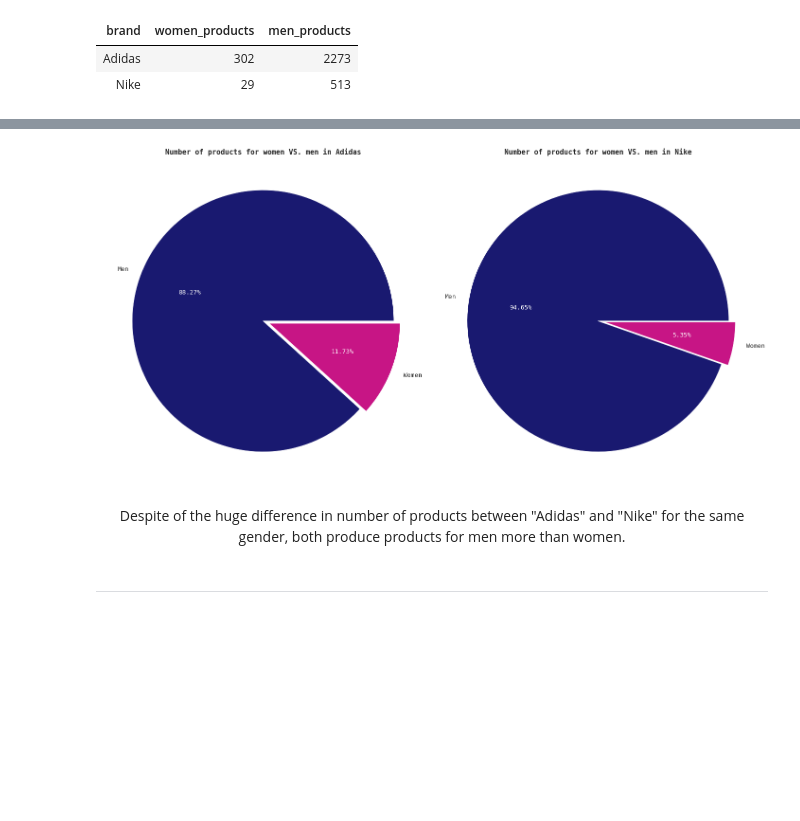
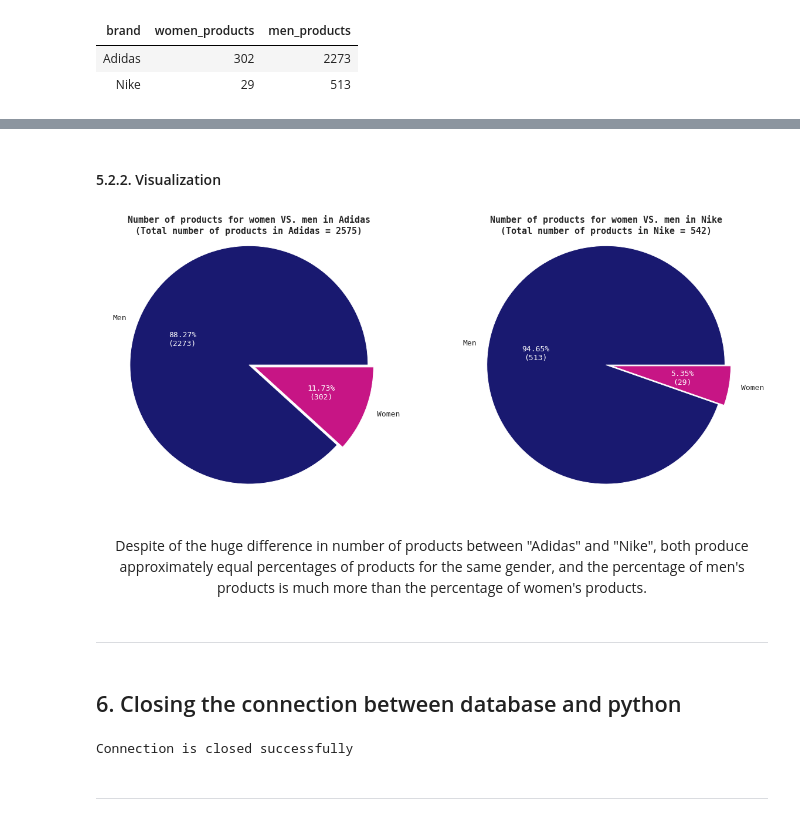
Before and after one commit to mennamamdouh/Optimizing-Online-Sports-Retail-Revenue, a Jupyter notebook: Optimizing Online Sports Retail Revenue.ipynb, the cells around one changed output, grey strips where cells are left out. Saved outputs shown, nothing was run; the diff lists cells and outputs as text; code cells hidden in the pictures; blank space fills up the shorter version.

```diff
--- a/Optimizing Online Sports Retail Revenue.ipynb
+++ b/Optimizing Online Sports Retail Revenue.ipynb
@@ -44,9 +49,15 @@ Center(""" <style>
 # set font style
 font = {'fontname':'monospace'}
 # %%
+load_dotenv()
+ENV_MYSQL_USER = os.getenv('MYSQL_USER')
+ENV_MYSQL_PASSWORD = os.getenv('MYSQL_PASSWORD')
+ENV_MYSQL_HOST = os.getenv('MYSQL_HOST')
+
 connection = connector.connect(
-    username="mennatallah",
-    password="Mmeenna71@SQL",
+    username=ENV_MYSQL_USER,
+    password=ENV_MYSQL_PASSWORD,
+    host=ENV_MYSQL_HOST,
     port=3306,
     database="sports_store"
 )
@@ -95,6 +106,18 @@ def show_first_ten_results(table):
     results = cursor.fetchall()
     df = setting_dataframe(columns, results) # To return resutls in the form of a dataframe
     return df
+# %%
+'''
+This function sets the autopct for pie charts as I want to appear
+:param values -> the data which is shown in the pie
+'''
+
+def make_autopct(values):
+    def my_autopct(pct):
+        total = sum(values)
+        val = int(round(pct*total/100.0))
+        return '{p:.2f}%\n({v:d})'.format(p=pct,v=val)
+    return my_autopct
 # %% [markdown]
 - - - -
 # %% [markdown]
@@ -717,10 +764,10 @@ cloths = [footwear['number_of_footwears'][0], not_footwear['number_of_non_footwe
 figure = plt.figure(figsize=(7, 7))
 _, _, autotexts = plt.pie(cloths, explode=[0, 0.05],
                           labels=['Footwears', 'Non-footwears'],
-                          autopct='%1.2f%%', colors=["mediumvioletred", "midnightblue"],
+                          autopct=make_autopct(cloths), colors=["mediumvioletred", "midnightblue"],
                           textprops={"fontsize":13, "fontname": "monospace"})
 for autotext in autotexts:
     autotext.set_color('white')
-plt.title("Percentage of footwears products and other cloths", fontsize=15, fontweight="bold", fontname="monospace")
+plt.title("Percentage of footwears products and other cloths", fontsize=15, fontweight="bold", fontname="monospace",  y=0.93)
 plt.show()
 # %% [output]
@@ -815,34 +927,48 @@ plt.show()
+# %% [markdown]
+#### 5.2.2. Visualization ####
 # %%
 # for more understanding
 
 figure = plt.figure(figsize=(20, 10))
 plt.subplot(1, 2, 1)
 adidas = [men[men['brand']=="Adidas"]['men_products'][0], women[women['brand']=="Adidas"]['women_products'][0]]
 _, _, autotexts = plt.pie(adidas, explode=[0, 0.05],
                           labels=['Men', 'Women'],
-                          autopct='%1.2f%%', colors=["midnightblue", "mediumvioletred"],
+                          autopct=make_autopct(adidas), colors=["midnightblue", "mediumvioletred"],
                           textprops={"fontsize":13, "fontname": "monospace"})
 for autotext in autotexts:
     autotext.set_color('white')
-plt.title("Number of products for women VS. men in Adidas", fontsize=15, fontweight="bold", fontname="monospace")
+plt.title("Number of products for women VS. men in Adidas\n(Total number of products in Adidas = {})".format(sum(adidas)),
+          fontsize=15, fontweight="bold", fontname="monospace", y=0.93)
 
 plt.subplot(1, 2, 2)
 nike = [men[men['brand']=="Nike"]['men_products'][1], women[women['brand']=="Nike"]['women_products'][1]]
 _, _, autotexts = plt.pie(nike, explode=[0, 0.05],
                           labels=['Men', 'Women'],
-                          autopct='%1.2f%%', colors=["midnightblue", "mediumvioletred"],
+                          autopct=make_autopct(nike), colors=["midnightblue", "mediumvioletred"],
                           textprops={"fontsize":13, "fontname": "monospace"})
-for autotext in autotexts:
-    autotext.set_color('white')
-plt.title("Number of products for women VS. men in Nike", fontsize=15, fontweight="bold", fontname="monospace")
+plt.setp(autotexts, color="white")
+#for autotext in autotexts:
+#    autotext.set_color('white')
+plt.title("Number of products for women VS. men in Nike\n(Total number of products in Nike = {})".format(sum(nike)),
+          fontsize=15, fontweight="bold", fontname="monospace", y=0.93)
 
 plt.show()
 # %% [output]
-[figure, old version]
+[figure, new version]
 # %% [markdown]
 <div align="center">
-    Despite of the huge difference in number of products between "Adidas" and "Nike" for the same gender, both produce products for men more than women.
+    Despite of the huge difference in number of products between "Adidas" and "Nike", both produce approximately equal percentages of products for the same gender, and the percentage of men's products is much more than the percentage of women's products.
 </div>
 # %% [markdown]
 - - - -
+# %% [markdown]
+## 6. Closing the connection between database and python ##
+# %%
+if cursor.close():
+    print("Connection is closed successfully")
+# %% [output]
+Connection is closed successfully
+# %% [markdown]
+- - - -
 # %% [markdown]
```
Also changed, not shown: parts of 30 cells of this notebook.
